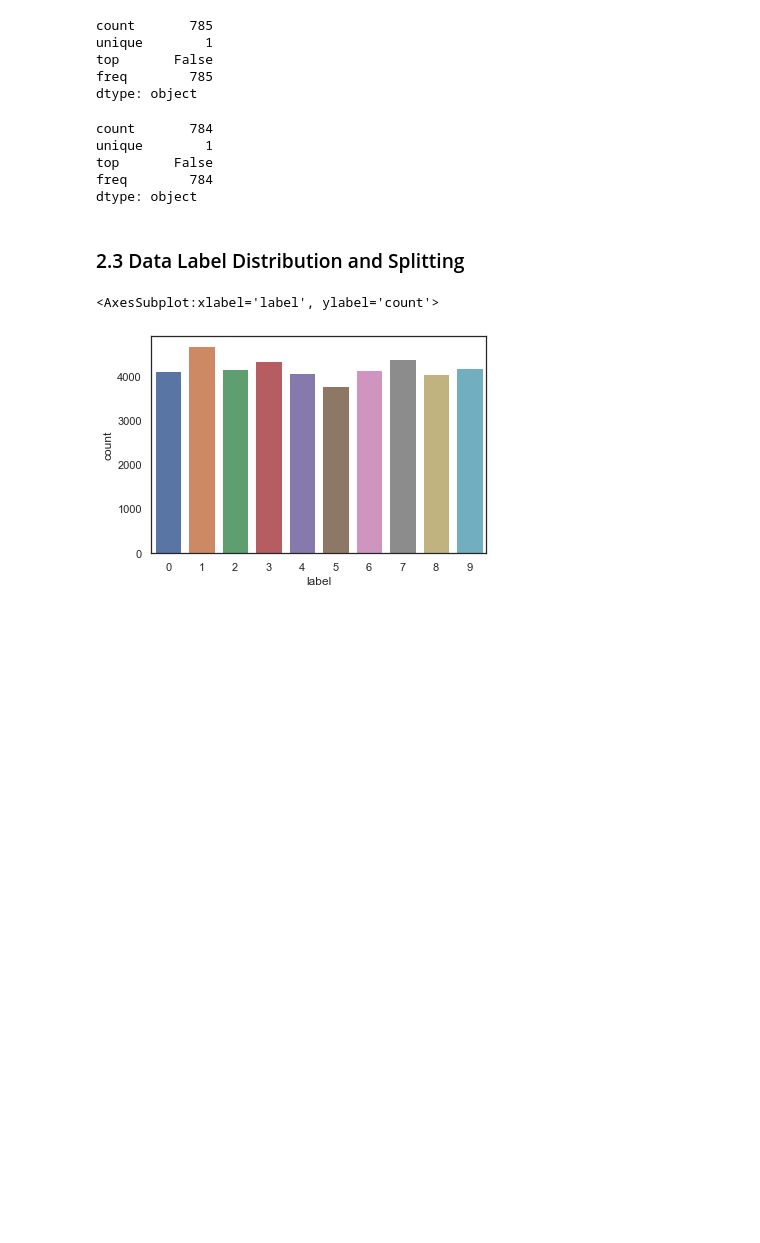
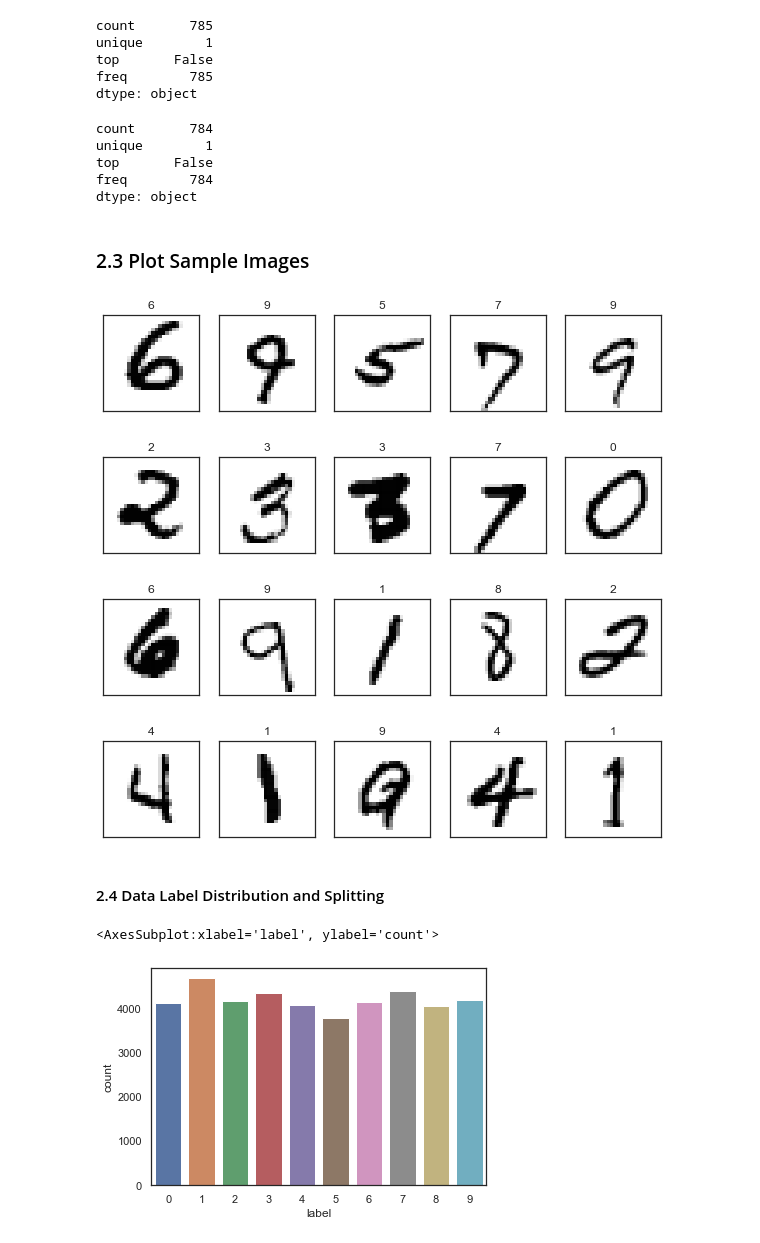
Before and after one commit to jarrydharris/digitRec, a Jupyter notebook: mnist-cnn-v1.ipynb, the cells around one changed output. Drawn from its saved outputs; the diff is of its cells as text; code cells hidden in the pictures; blank space fills up the shorter version.

```diff
--- a/mnist-cnn-v1.ipynb
+++ b/mnist-cnn-v1.ipynb
@@ -47,7 +60,30 @@ unique        1
 top       False
 freq        784
 dtype: object
+# %% [markdown]
+### 2.3 Plot Sample Images
+# %%
+sample = train.sample(n= 20)
+sample_y = sample['label'].to_numpy()
+sample_x = sample.drop(labels = ['label'], axis = 1) # drop labels
+sample_x = sample_x.values.reshape(-1,28,28,1)
+
+j=0
+fig=plt.figure(figsize=(10, 10))
+while j < 20:
+
+    img = sample_x[j]
+    fig.add_subplot(4,5,j+1)
+    plt.xticks([])
+    plt.yticks([])
+    plt.grid(False)
+    plt.imshow(img, cmap=plt.cm.binary)
+    plt.title(sample_y[j])
+    j += 1
+plt.show()
+# %% [output]
+[figure, added]
 # %% [markdown]
-### 2.3 Data Label Distribution and Splitting
+#### 2.4 Data Label Distribution and Splitting
 # %%
 Y_train = train['label'] #extract labels
```
Also changed, not shown: parts of 14 cells of this notebook.
